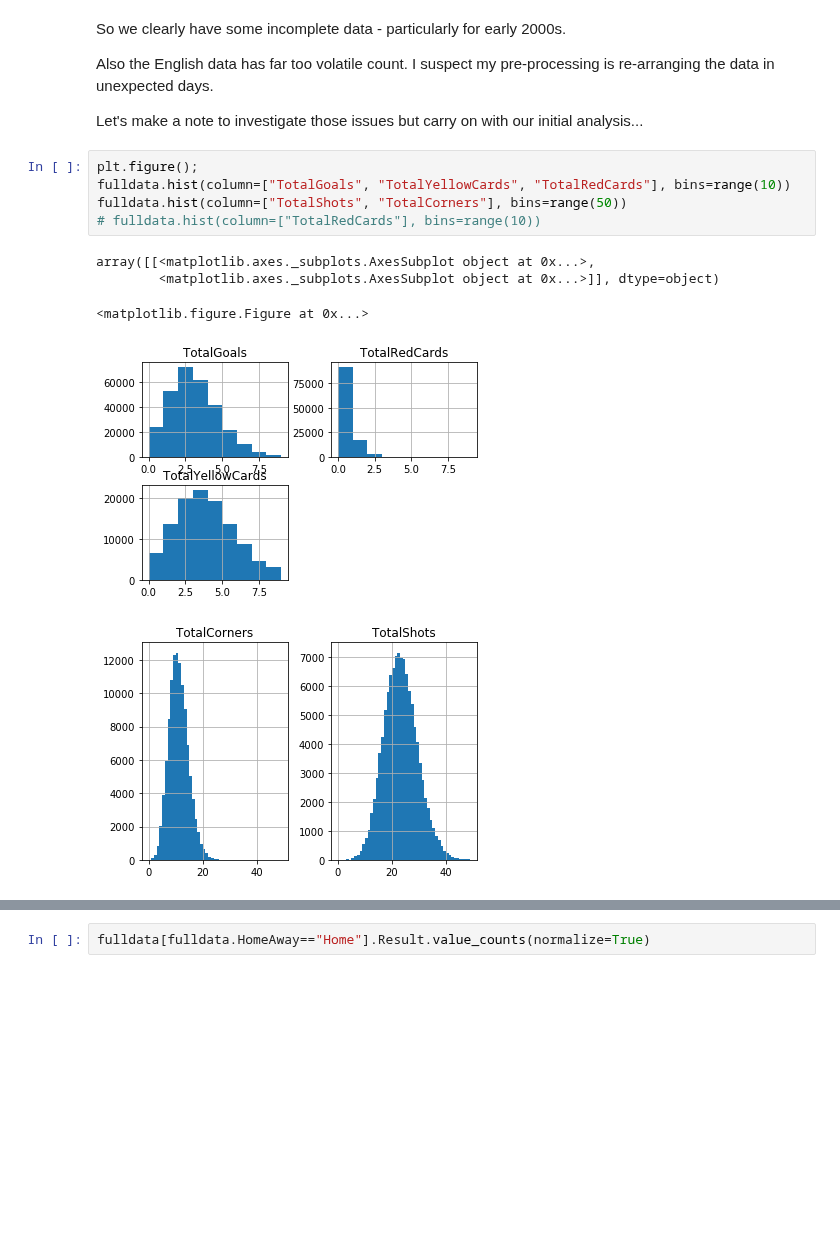
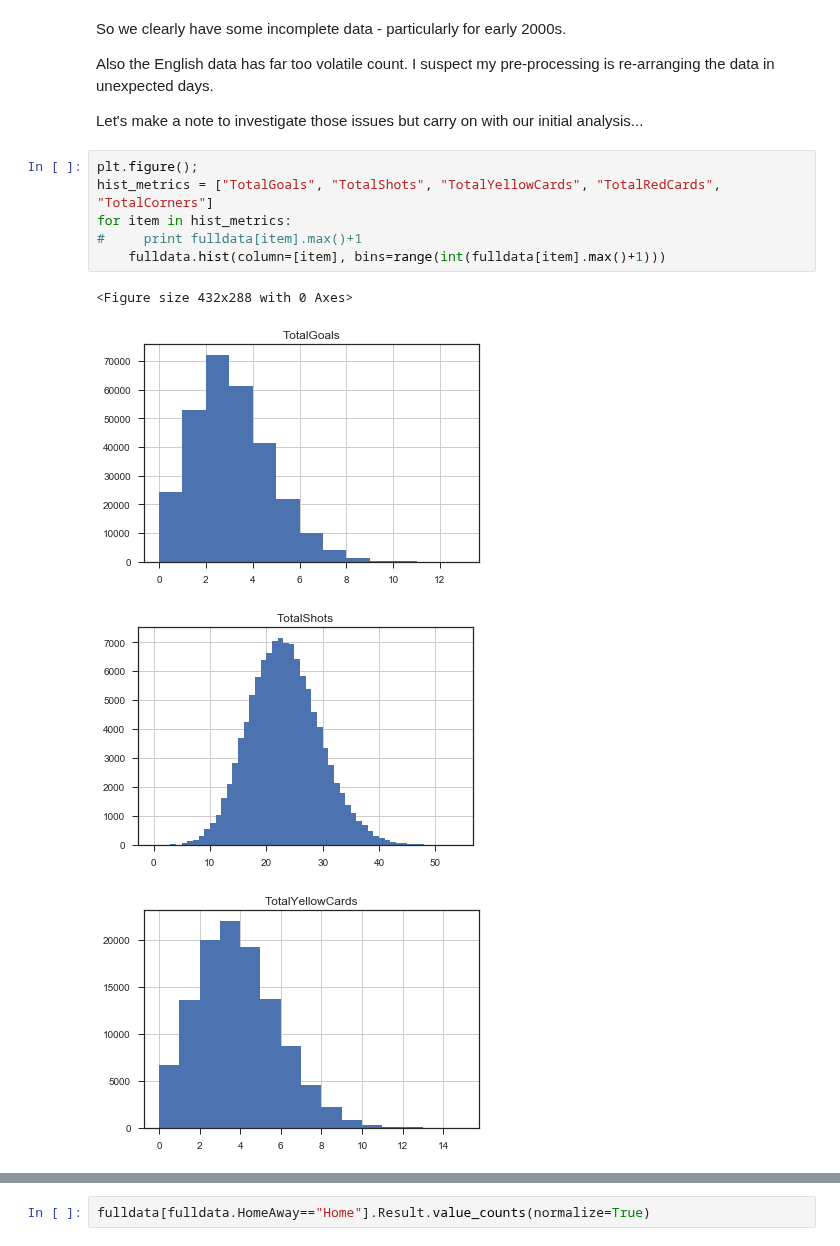
Before and after one commit to deacona/the-ball-is-round, a Jupyter notebook: notebooks/0.1-clubs-exploration.ipynb, the cells around one changed output, grey strips where cells are left out. Cells and saved outputs as stored; diff of their text form; blank space fills up the shorter version.

```diff
--- a/notebooks/0.1-clubs-exploration.ipynb
+++ b/notebooks/0.1-clubs-exploration.ipynb
@@ -66,14 +69,14 @@ So we clearly have some incomplete data - particularly for early 2000s.
 Also the English data has far too volatile count. I suspect my pre-processing is re-arranging the data in unexpected days.
 
 Let's make a note to investigate those issues but carry on with our initial analysis...
-# %%
-plt.figure();
-fulldata.hist(column=["TotalGoals", "TotalYellowCards", "TotalRedCards"], bins=range(10))
-fulldata.hist(column=["TotalShots", "TotalCorners"], bins=range(50))
-# fulldata.hist(column=["TotalRedCards"], bins=range(10))
-# %% [output]
-array([[<matplotlib.axes._subplots.AxesSubplot object at 0x...>,
-        <matplotlib.axes._subplots.AxesSubplot object at 0x...>]], dtype=object)
-<matplotlib.figure.Figure at 0x...>
-[figure, removed]
-[figure, removed]
+# %%
+plt.figure();
+hist_metrics = ["TotalGoals", "TotalShots", "TotalYellowCards", "TotalRedCards", "TotalCorners"]
+for item in hist_metrics:
+#     print fulldata[item].max()+1
+    fulldata.hist(column=[item], bins=range(int(fulldata[item].max()+1)))
+# %% [output]
+<Figure size 432x288 with 0 Axes>
+[figure, added]
+[figure, added]
+[figure, added]
```
Also changed, not shown: parts of 8 cells of this notebook.
